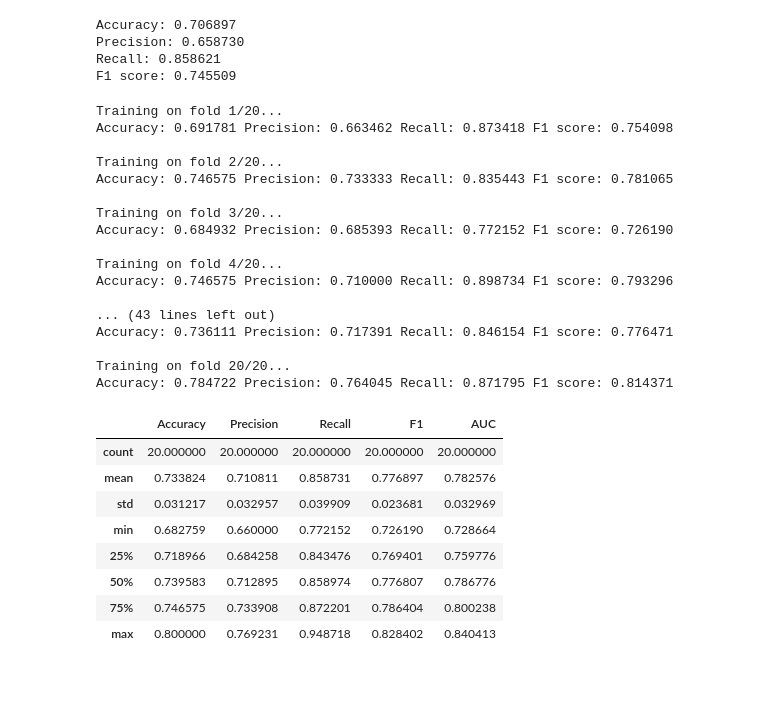
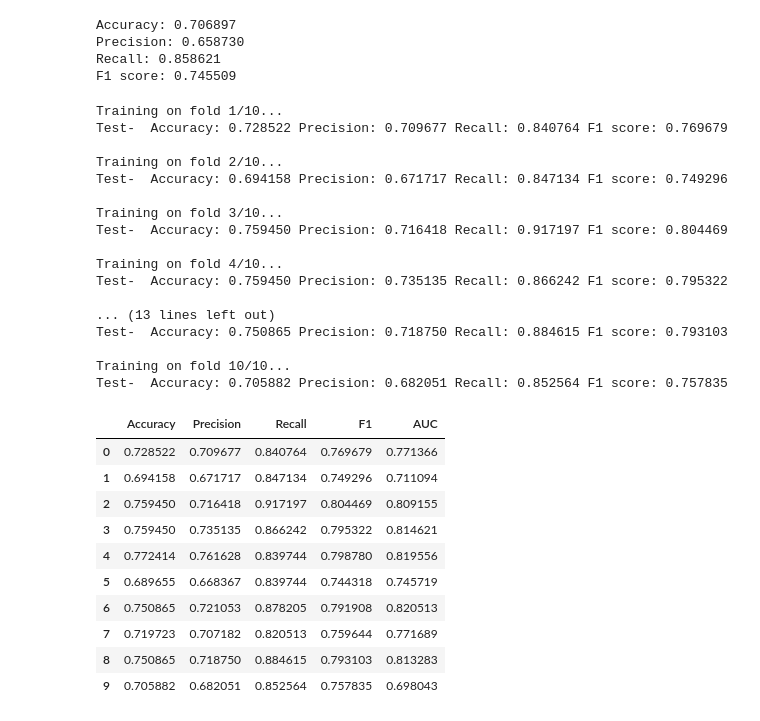
Before and after one commit to Aveek-Saha/TwitterFakeNet, a Jupyter notebook: GNN.ipynb, the cells around one changed output. Saved outputs shown, nothing was run; the diff lists cells and outputs as text; code cells hidden in the pictures; blank space fills up the shorter version.

Commit message:
10 fold CV

```diff
--- a/GNN.ipynb
+++ b/GNN.ipynb
@@ -450,10 +450,12 @@ def test_model(test_data, test_targets):
     print()
 # %%
+folds = 10
+
 # Instantiate the cross validator
-skf = StratifiedKFold(n_splits=20, shuffle=True)
+skf = StratifiedKFold(n_splits=folds, shuffle=True)
 # Loop through the indices the split() method returns
 for index, (train_indices, val_indices) in enumerate(skf.split(user_features, user_target)):
-    print ("Training on fold " + str(index+1) + "/20...")
+    print ("Training on fold " + str(index+1) + "/" + str(folds) +"...")
     # Generate batches from indices
     train_data, train_targets = user_features.iloc[train_indices], user_target.iloc[train_indices]
     test_data, test_targets = user_features.iloc[val_indices], user_target.iloc[val_indices]
@@ -462,15 +464,9 @@ for index, (train_indices, val_indices) in enumerate(skf.split(user_features, us
     # Clear model, and create it
     model = None
     model, train_gen = create_model(train_data, train_targets)
-#     model.compile(
-#         optimizer=optimizers.Adam(lr=0.005),
-#         loss=losses.binary_crossentropy,
-#         metrics=["acc"],
-#     )
-
     model.compile(
-        optimizer='adam',
-        loss='binary_crossentropy',
+        optimizer=optimizers.Adam(lr=0.005),
+        loss=losses.binary_crossentropy,
         metrics=["acc"],
     )
     test_gen = generator.flow(test_data.index, test_targets)
@@ -485,22 +481,22 @@ for index, (train_indices, val_indices) in enumerate(skf.split(user_features, us
 
     test_model(test_data, test_targets)
 # %% [output]
-Training on fold 1/20...
-Accuracy: 0.691781 Precision: 0.663462 Recall: 0.873418 F1 score: 0.754098
+Training on fold 1/10...
+Test-  Accuracy: 0.728522 Precision: 0.709677 Recall: 0.840764 F1 score: 0.769679
 
-Training on fold 2/20...
-Accuracy: 0.746575 Precision: 0.733333 Recall: 0.835443 F1 score: 0.781065
+Training on fold 2/10...
+Test-  Accuracy: 0.694158 Precision: 0.671717 Recall: 0.847134 F1 score: 0.749296
 
-Training on fold 3/20...
-Accuracy: 0.684932 Precision: 0.685393 Recall: 0.772152 F1 score: 0.726190
+Training on fold 3/10...
+Test-  Accuracy: 0.759450 Precision: 0.716418 Recall: 0.917197 F1 score: 0.804469
 
-Training on fold 4/20...
-Accuracy: 0.746575 Precision: 0.710000 Recall: 0.898734 F1 score: 0.793296
+Training on fold 4/10...
+Test-  Accuracy: 0.759450 Precision: 0.735135 Recall: 0.866242 F1 score: 0.795322
 
-... (43 lines left out)
-Accuracy: 0.736111 Precision: 0.717391 Recall: 0.846154 F1 score: 0.776471
+... (13 lines left out)
+Test-  Accuracy: 0.750865 Precision: 0.718750 Recall: 0.884615 F1 score: 0.793103
 
-Training on fold 20/20...
-Accuracy: 0.784722 Precision: 0.764045 Recall: 0.871795 F1 score: 0.814371
+Training on fold 10/10...
+Test-  Accuracy: 0.705882 Precision: 0.682051 Recall: 0.852564 F1 score: 0.757835
 # %%
 scores = pd.DataFrame(list_of_lists, columns=['Accuracy','Precision','Recall','F1', 'AUC'])
@@ -509,12 +503,14 @@ scores = pd.DataFrame(list_of_lists, columns=['Accuracy','Precision','Recall','F
 # %%
-scores.describe()
+scores
 # %% [output]
 |  | Accuracy | Precision | Recall | F1 | AUC |
-| count | 20.000000 | 20.000000 | 20.000000 | 20.000000 | 20.000000 |
-| mean | 0.733824 | 0.710811 | 0.858731 | 0.776897 | 0.782576 |
-| std | 0.031217 | 0.032957 | 0.039909 | 0.023681 | 0.032969 |
-| min | 0.682759 | 0.660000 | 0.772152 | 0.726190 | 0.728664 |
-| 25% | 0.718966 | 0.684258 | 0.843476 | 0.769401 | 0.759776 |
-| 50% | 0.739583 | 0.712895 | 0.858974 | 0.776807 | 0.786776 |
-| 75% | 0.746575 | 0.733908 | 0.872201 | 0.786404 | 0.800238 |
-| max | 0.800000 | 0.769231 | 0.948718 | 0.828402 | 0.840413 |
+| 0 | 0.728522 | 0.709677 | 0.840764 | 0.769679 | 0.771366 |
+| 1 | 0.694158 | 0.671717 | 0.847134 | 0.749296 | 0.711094 |
+| 2 | 0.759450 | 0.716418 | 0.917197 | 0.804469 | 0.809155 |
+| 3 | 0.759450 | 0.735135 | 0.866242 | 0.795322 | 0.814621 |
+| 4 | 0.772414 | 0.761628 | 0.839744 | 0.798780 | 0.819556 |
+| 5 | 0.689655 | 0.668367 | 0.839744 | 0.744318 | 0.745719 |
+| 6 | 0.750865 | 0.721053 | 0.878205 | 0.791908 | 0.820513 |
+| 7 | 0.719723 | 0.707182 | 0.820513 | 0.759644 | 0.771689 |
+| 8 | 0.750865 | 0.718750 | 0.884615 | 0.793103 | 0.813283 |
+| 9 | 0.705882 | 0.682051 | 0.852564 | 0.757835 | 0.698043 |
```
Also changed, not shown: parts of 3 cells of this notebook.
